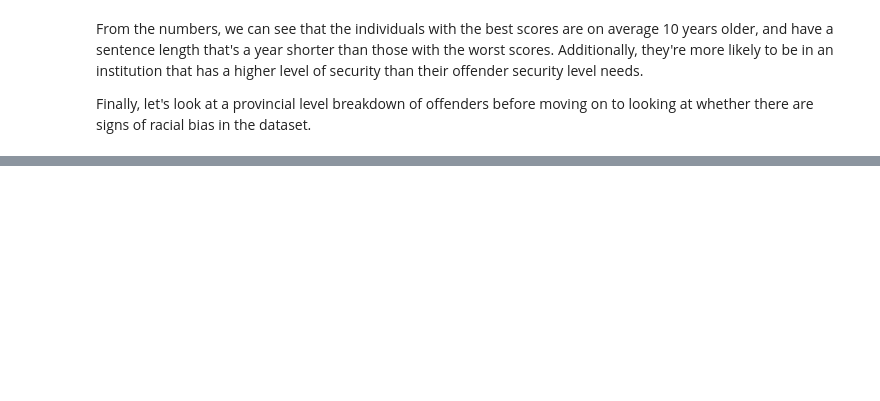
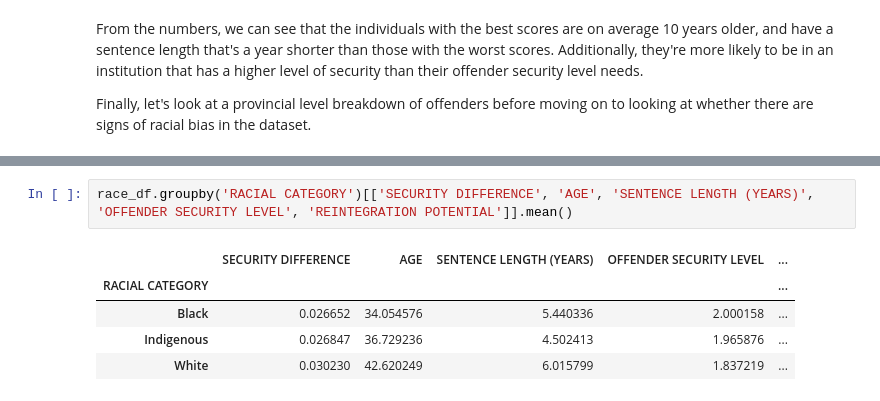
Before and after one commit to anastasiabizyayeva/Bias_Behind_Bars, a Jupyter notebook: EDA.ipynb, the cells around one changed output, grey strips where cells are left out. Drawn from its saved outputs; the diff is of its cells as text; blank space fills up the shorter version.

```diff
--- a/EDA.ipynb
+++ b/EDA.ipynb
@@ -482,0 +527,8 @@ Index(['FISCAL YEAR', 'SENTENCE ID', 'OFFENDER NUMBER', 'RACE',
+# %%
+race_df.groupby('RACIAL CATEGORY')[['SECURITY DIFFERENCE', 'AGE', 'SENTENCE LENGTH (YEARS)', 'OFFENDER SECURITY LEVEL', 'REINTEGRATION POTENTIAL']].mean()
+# %% [output]
+|  | SECURITY DIFFERENCE | AGE | SENTENCE LENGTH (YEARS) | OFFENDER SECURITY LEVEL | ... |
+| RACIAL CATEGORY |  |  |  |  | ... |
+| Black | 0.026652 | 34.054576 | 5.440336 | 2.000158 | ... |
+| Indigenous | 0.026847 | 36.729236 | 4.502413 | 1.965876 | ... |
+| White | 0.030230 | 42.620249 | 6.015799 | 1.837219 | ... |
```
Also changed, not shown: parts of 10 cells of this notebook.
